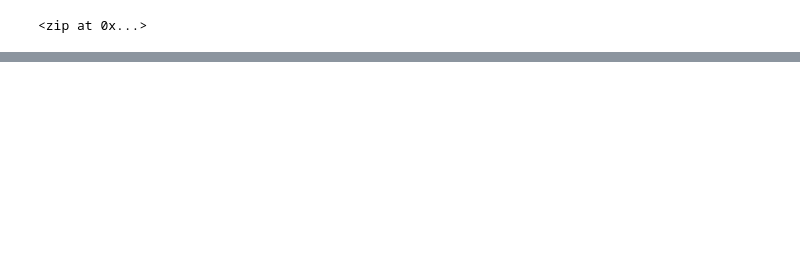
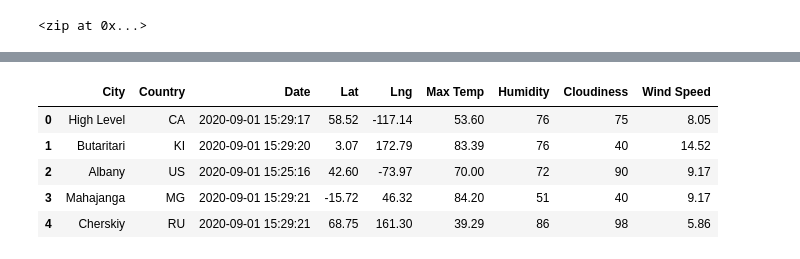
Before and after one commit to tfoster-ut/World_Weather_Analysis, a Jupyter notebook: WeatherPy.ipynb, the cells around one changed output, grey strips where cells are left out. Drawn from its saved outputs; the diff is of its cells as text; code cells hidden in the pictures; blank space fills up the shorter version.

```diff
--- a/WeatherPy.ipynb
+++ b/WeatherPy.ipynb
@@ -34,0 +144,11 @@ len(cities)
+# %%
+new_column_order = ["City", "Country", "Date", "Lat", "Lng", "Max Temp", "Humidity", "Cloudiness", "Wind Speed"]
+city_data_df = city_data_df[new_column_order]
+city_data_df.head()
+# %% [output]
+|  | City | Country | Date | Lat | Lng | Max Temp | Humidity | Cloudiness | Wind Speed |
+| 0 | High Level | CA | 2020-09-01 15:29:17 | 58.52 | -117.14 | 53.60 | 76 | 75 | 8.05 |
+| 1 | Butaritari | KI | 2020-09-01 15:29:20 | 3.07 | 172.79 | 83.39 | 76 | 40 | 14.52 |
+| 2 | Albany | US | 2020-09-01 15:25:16 | 42.60 | -73.97 | 70.00 | 72 | 90 | 9.17 |
+| 3 | Mahajanga | MG | 2020-09-01 15:29:21 | -15.72 | 46.32 | 84.20 | 51 | 40 | 9.17 |
+| 4 | Cherskiy | RU | 2020-09-01 15:29:21 | 68.75 | 161.30 | 39.29 | 86 | 98 | 5.86 |
```
Also changed, not shown: parts of 8 cells of this notebook, 3 other files.
